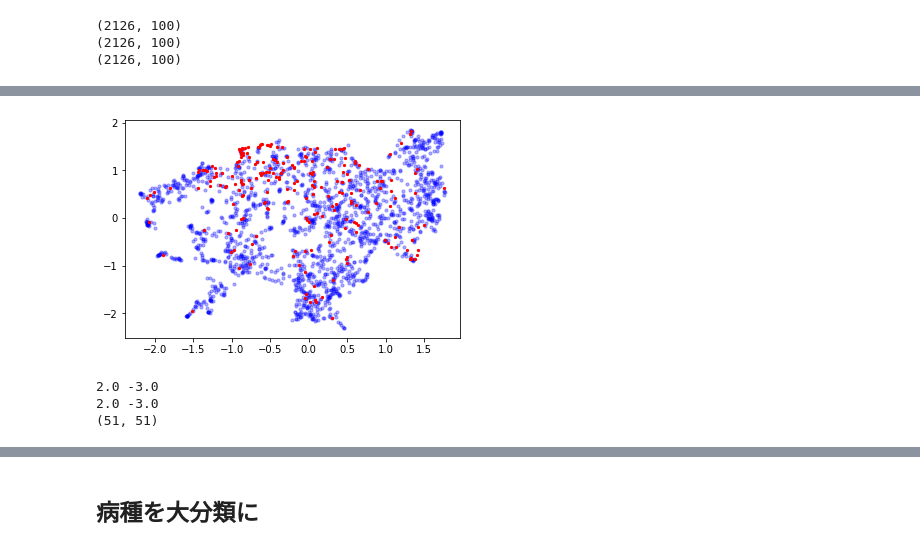
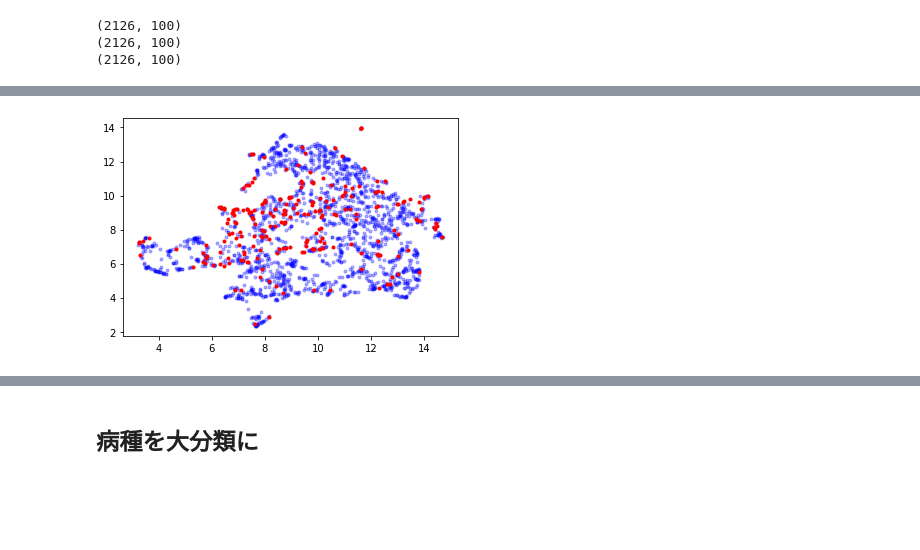
Before and after one commit to keytsuda/Continuous-Monitoring-of-Vital, a Jupyter notebook: GRUODEBayse/latent_variables_eval.ipynb, the cells around one changed output, grey strips where cells are left out. Cells and saved outputs as stored; diff of their text form; code cells hidden in the pictures; blank space fills up the shorter version.

```diff
--- a/GRUODEBayse/latent_variables_eval.ipynb
+++ b/GRUODEBayse/latent_variables_eval.ipynb
@@ -271,13 +279,14 @@ pickle_dump(cov_latent_dict,file_path+"cov_latent_dict.pickle")
 cov_latent_dict=pickle_load(file_path+"cov_latent_dict.pickle")
 # %%
 h0=cov_latent_dict[0]['h0']
-h1=cov_latent_dict[0]['h1']
+h_path=cov_latent_dict[0]['h_path']
 hT=cov_latent_dict[0]["hT"]
 cov=cov_latent_dict[0]['cov']
 y=cov_latent_dict[0]['y']
 for i in range(list(cov_latent_dict.keys())[-1]):
     h0=np.vstack([h0,cov_latent_dict[i+1]['h0']])
-    h1=np.vstack([h1,cov_latent_dict[i+1]['h1']])
+    h_path=np.concatenate([h_path,cov_latent_dict[i+1]['h_path']],axis=1)
     hT=np.vstack([hT,cov_latent_dict[i+1]["hT"]])
     cov=np.append(cov,cov_latent_dict[i+1]['cov'])
     y=np.append(y,cov_latent_dict[i+1]['y'])
+h1 = h_path[3,:,:]
@@ -342,6 +307,3 @@ h0_df_agg.head()
-# %%
-# h0を集計後のものに修正
-h0=h0_df_agg.iloc[: ,2:].values
 # %%
 #from sklearn.preprocessing import StandardScaler
 #scaler = StandardScaler()
@@ -444,0 +353,4 @@ h0_mean
+# %%
+df_T=pd.DataFrame([cov,y,hT_2dim[:,0],hT_2dim[:,1]]).T
+df_T.columns=["cov","y","hT_x","hT_y"]
+df_T.head()
@@ -445 +364,6 @@ h0_mean
+# %%
+df_T["y"]=df_T["y"].astype(float)
+df_T["hT_x"]=df_T["hT_x"].astype(float)
+df_T["hT_y"]=df_T["hT_y"].astype(float)
+hT_stat=df_T.groupby("cov").mean()
 # %%
@@ -512,26 +399,8 @@ df.iloc[:,2:4].head()
 # %%
 c=["blue","red"]
 alpha=[0.3,1]
 s=[10,5]
-df.iloc[:,2:4]=scaler.fit_transform(df.iloc[:,2:4])
-for i in range(0,2):
-    plt.scatter(df[df["y"]==i]["hT_x"],df[df["y"]==i]["hT_y"],s=s[i],color=c[i],alpha=alpha[i])
+for i in range(2):
+    plt.scatter(df_T[df_T["y"]==i]["hT_x"],df_T[df_T["y"]==i]["hT_y"],marker=".",color=c[i],alpha=alpha[i])
 # %% [output]
-[figure, old version]
+[figure, new version]
-# %%
-width=0.1 # 区間幅
-xmax=np.ceil(df["hT_x"].max())
-xmin=np.floor(df["hT_x"].min())
-ymax=np.ceil(df["hT_y"].max())
-ymin=np.floor(df["hT_y"].min())
-print(xmax,xmin)
-print(ymax,ymin)
-x=np.arange(xmin,xmax+width,width)
-y=np.arange(ymin,ymax+width,width)
-X,Y=np.meshgrid(x,y)
-value=np.empty_like(X)
-print(value.shape)
-# %% [output]
-2.0 -3.0
-2.0 -3.0
-(51, 51)
```
Also changed, not shown: parts of 88 cells of this notebook, 1 other file.
